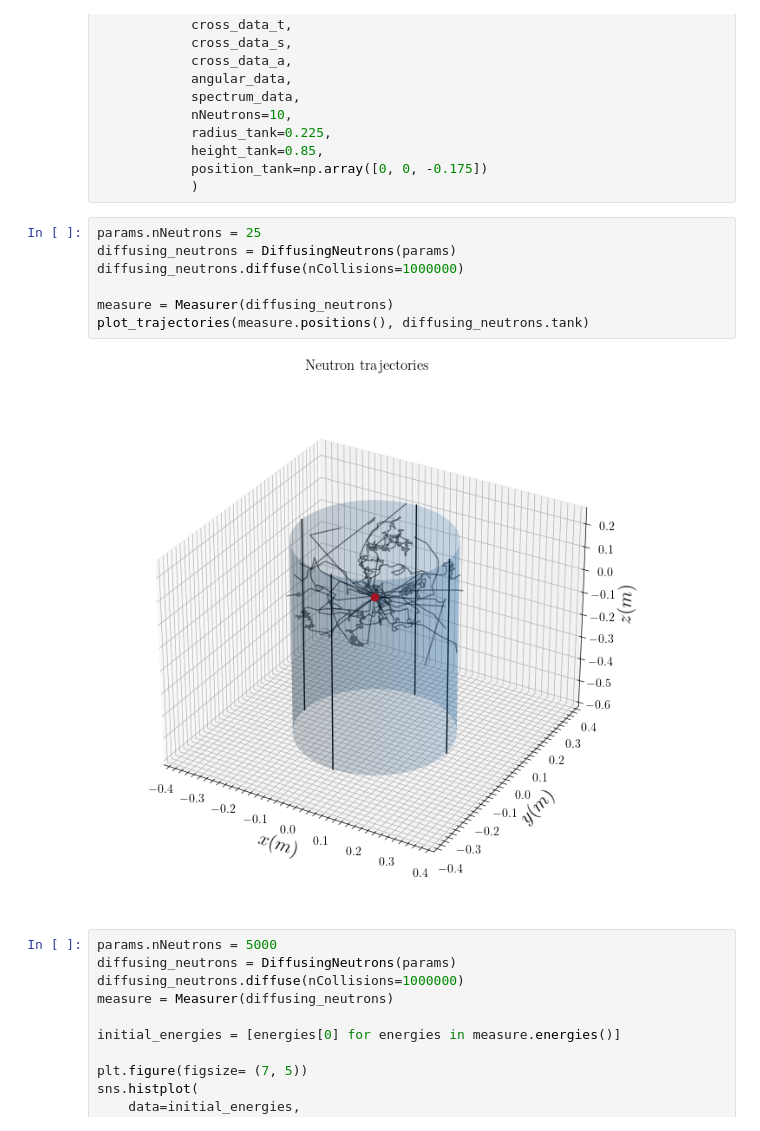
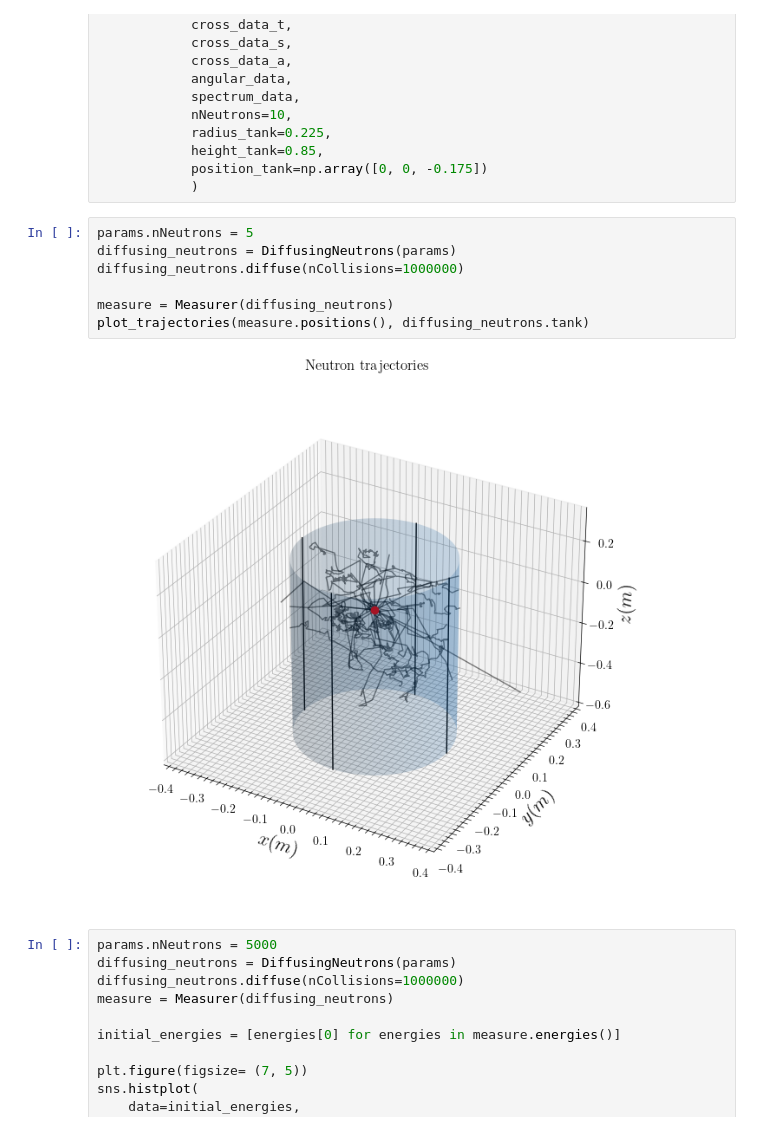
Before and after one commit to DerkNiessink/NeutroWater, a Jupyter notebook: analysis/simulation.ipynb, the cells around one changed output. Drawn from its saved outputs; the diff is of its cells as text.

```diff
--- a/analysis/simulation.ipynb
+++ b/analysis/simulation.ipynb
@@ -70,14 +70,14 @@ params = Parameters(
             position_tank=np.array([0, 0, -0.175])
             )
 # %%
-params.nNeutrons = 25
+params.nNeutrons = 5
 diffusing_neutrons = DiffusingNeutrons(params)
 diffusing_neutrons.diffuse(nCollisions=1000000)
 
 measure = Measurer(diffusing_neutrons)
 plot_trajectories(measure.positions(), diffusing_neutrons.tank)
 # %% [output]
-[figure, old version]
+[figure, new version]
 # %%
 params.nNeutrons = 5000
 diffusing_neutrons = DiffusingNeutrons(params)
```
